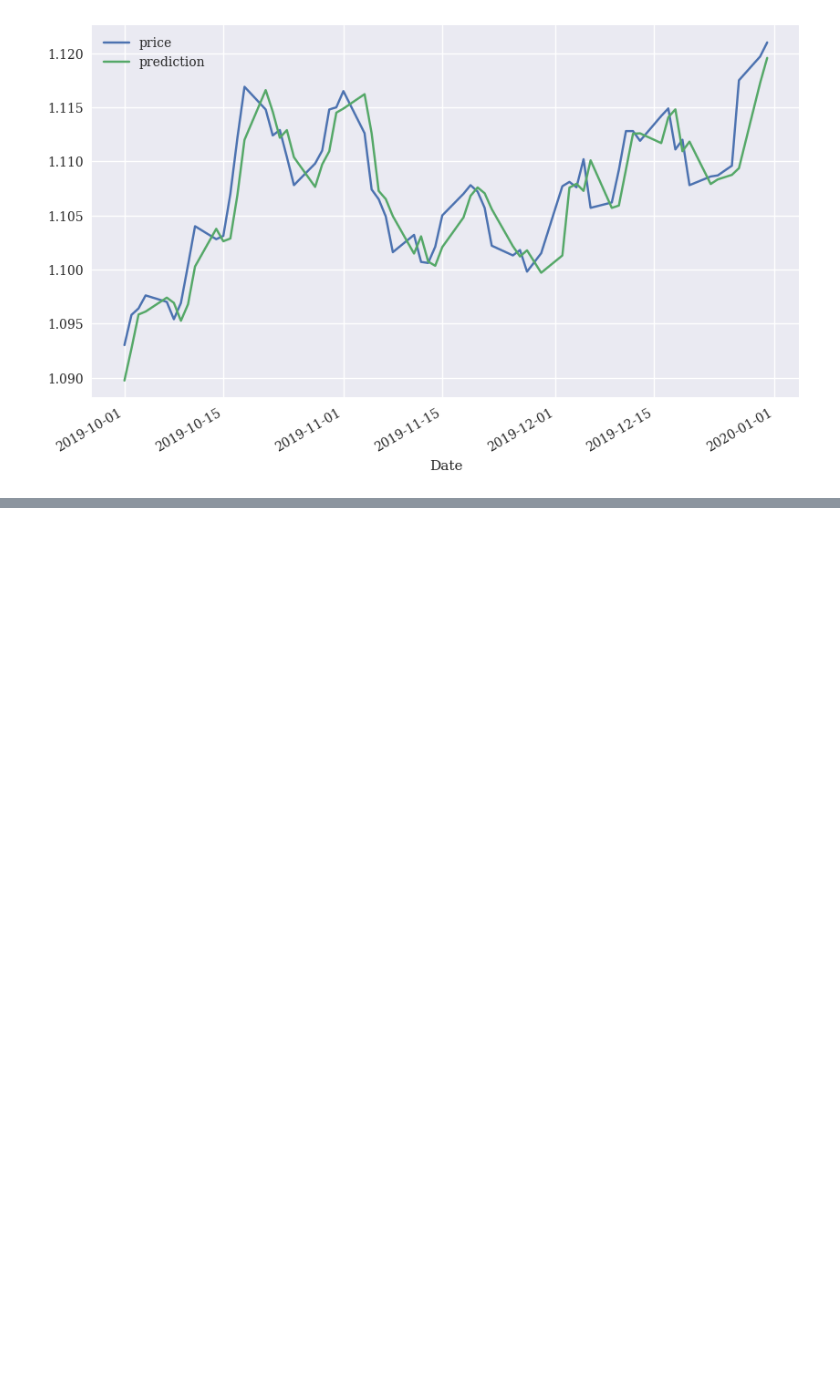
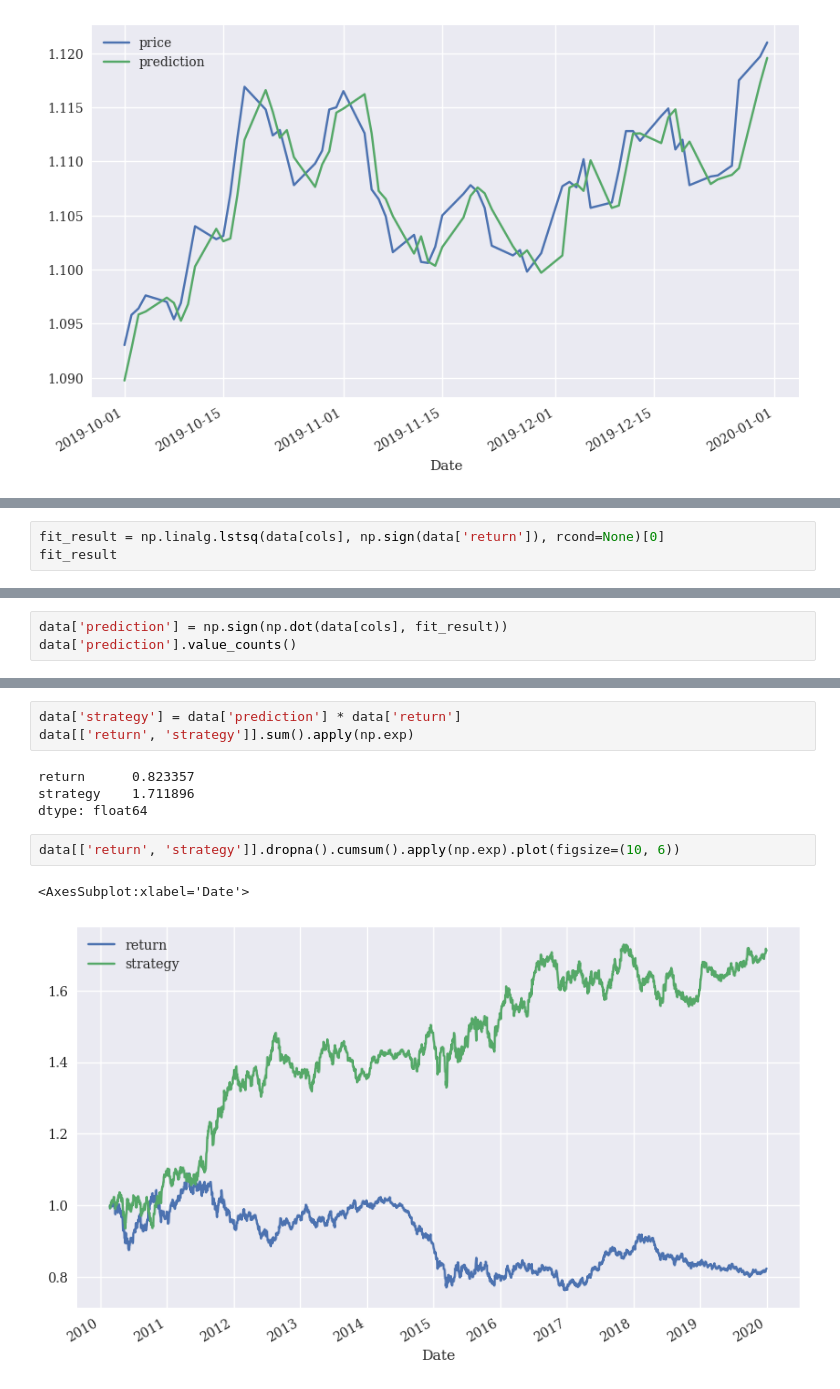
Before and after one commit to ArchQuant/backtesting-basics, a Jupyter notebook: time_series/linear.ipynb, the cells around one changed output, grey strips where cells are left out. Saved outputs shown, nothing was run; the diff lists cells and outputs as text; blank space fills up the shorter version.

```diff
--- a/time_series/linear.ipynb
+++ b/time_series/linear.ipynb
@@ -129,0 +173,3 @@ data[['price', 'prediction']].loc['2019-10-1':].plot(figsize=(10, 6));
+# %%
+fit_result = np.linalg.lstsq(data[cols], np.sign(data['return']), rcond=None)[0]
+fit_result
@@ -129,0 +178,3 @@ data[['price', 'prediction']].loc['2019-10-1':].plot(figsize=(10, 6));
+# %%
+data['prediction'] = np.sign(np.dot(data[cols], fit_result))
+data['prediction'].value_counts()
@@ -129,0 +210,12 @@ data[['price', 'prediction']].loc['2019-10-1':].plot(figsize=(10, 6));
+# %%
+data['strategy'] = data['prediction'] * data['return']
+data[['return', 'strategy']].sum().apply(np.exp)
+# %% [output]
+return      0.823357
+strategy    1.711896
+dtype: float64
+# %%
+data[['return', 'strategy']].dropna().cumsum().apply(np.exp).plot(figsize=(10, 6))
+# %% [output]
+<AxesSubplot:xlabel='Date'>
+[figure, added]
```
Also changed, not shown: parts of 13 cells of this notebook.
